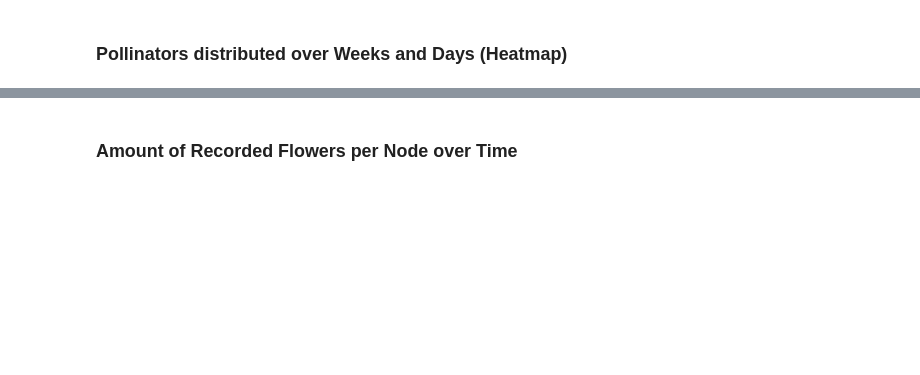
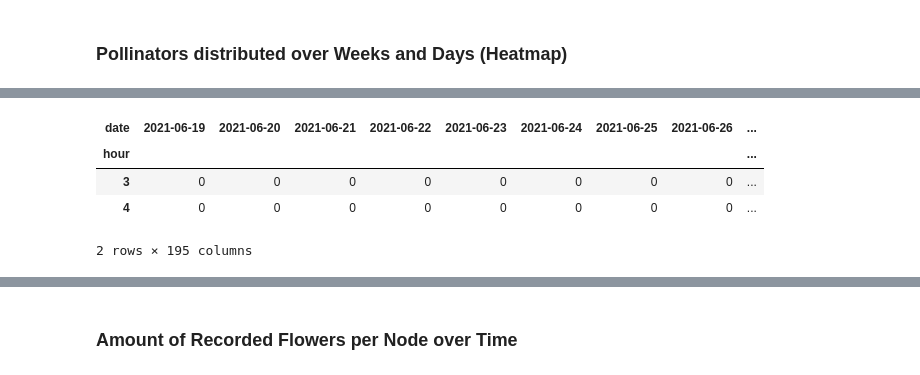
Before and after one commit to mitwelten/mitwelten-ml-backend-pollinators, a Jupyter notebook: notebooks/analyze_db_data.ipynb, the cells around one changed output, grey strips where cells are left out. Cells and saved outputs as stored; diff of their text form; code cells hidden in the pictures; blank space fills up the shorter version.

```diff
--- a/notebooks/analyze_db_data.ipynb
+++ b/notebooks/analyze_db_data.ipynb
@@ -490,0 +509,10 @@ res.head(20)
+# %%
+
+data = data.pivot(index='date', columns='hour', values='count').fillna(0).T
+data.head(2)
+# %% [output]
+| date | 2021-06-19 | 2021-06-20 | 2021-06-21 | 2021-06-22 | 2021-06-23 | 2021-06-24 | 2021-06-25 | 2021-06-26 | ... |
+| hour |  |  |  |  |  |  |  |  | ... |
+| 3 | 0 | 0 | 0 | 0 | 0 | 0 | 0 | 0 | ... |
+| 4 | 0 | 0 | 0 | 0 | 0 | 0 | 0 | 0 | ... |
+2 rows × 195 columns
```
Also changed, not shown: parts of 19 cells of this notebook.
